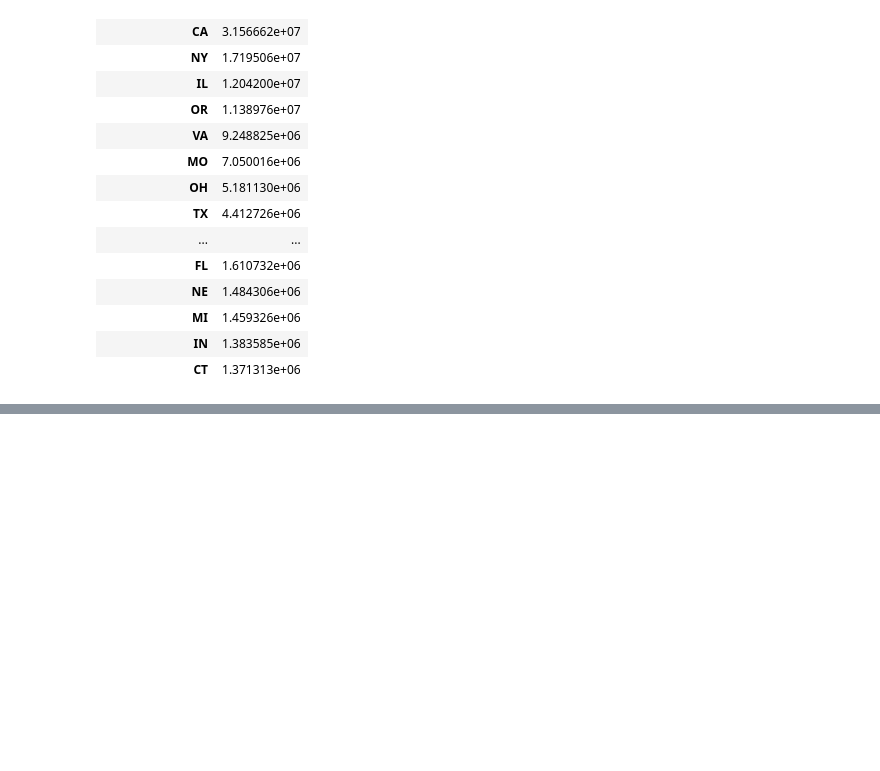
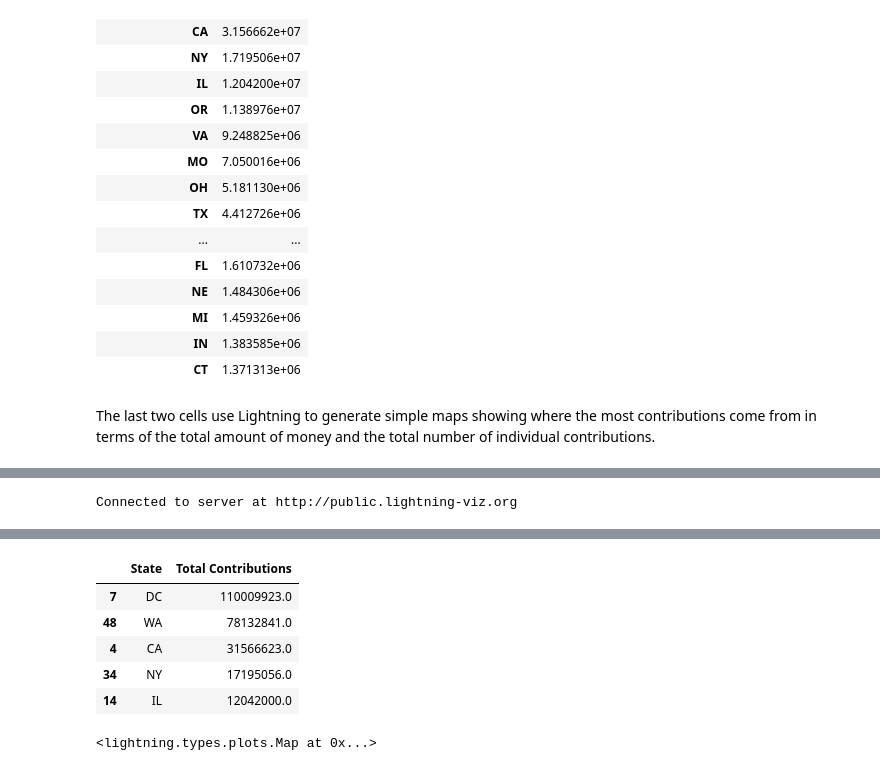
Before and after one commit to orbitse/data-512-finalproject, a Jupyter notebook: A6-Final-Project.ipynb, the cells around one changed output, grey strips where cells are left out. Saved outputs shown, nothing was run; the diff lists cells and outputs as text; code cells hidden in the pictures; blank space fills up the shorter version.

```diff
--- a/A6-Final-Project.ipynb
+++ b/A6-Final-Project.ipynb
@@ -880,3 +682,47 @@ df_states.head(25)
 | MI | 1.459326e+06 |
 | IN | 1.383585e+06 |
 | CT | 1.371313e+06 |
+# %% [markdown]
+The last two cells use Lightning to generate simple maps showing where the most contributions come from in terms of the total amount of money and the total number of individual contributions.
+# %%
+from lightning import Lightning
+
+lgn = Lightning(ipython=True, host='http://public.lightning-viz.org')
+states_sums = data[["contributor_state",
+                    "amount"]].groupby(["contributor_state"],
+                                        as_index=False).sum()
+full_totals = list(states_sums["amount"].astype(int))
+full_states = list(states_sums["contributor_state"])
+# Map of all the States
+state_list = ["AK", "AL", "AR", "AZ", "CA", "CO", "CT",
+              "DC","DE","FL","GA","HI","IA","ID","IL","IN",
+              "KS","KY","LA","MA","MD","ME","MI","MN","MO",
+              "MS","MT","NC","ND","NE","NH","NJ","NM","NV",
+              "NY","OH","OK","OR","PA","RI","SC","SD","TN",
+              "TX","UT","VA","VI","VT","WA","WI","WV","WY"]
+states = []
+totals = []
+
+# The data includes many values that aren't actually states,
+# so we need to remove those values before mapping the data.
+for i in range(0, len(full_states)):
+    if full_states[i] in state_list:
+        states.append(full_states[i])
+        totals.append(full_totals[i])
+    else:
+        pass
+
+wa_index = states.index("WA")
+totals[wa_index] = round(totals[wa_index]/10, 0)
+
+state_dict = {"State": states, "Total Contributions": totals}
+state_total_df = pd.DataFrame(state_dict).sort_values("Total Contributions", ascending=False)
+state_total_df.head(5)
+
+# Descriptions only show with visualization when displayed on a Lightning server
+total_description = "The States Where the Most Money Comes From"
+
+# only colorbrewer colormap types supported
+lgn.map(states, totals, colormap='Blues',
+        width=600, description=total_description)
+# %% [output]
@@ -882,0 +730 @@ df_states.head(25)
+Connected to server at http://public.lightning-viz.org
@@ -882,0 +732,7 @@ df_states.head(25)
+|  | State | Total Contributions |
+| 7 | DC | 110009923.0 |
+| 48 | WA | 78132841.0 |
+| 4 | CA | 31566623.0 |
+| 34 | NY | 17195056.0 |
+| 14 | IL | 12042000.0 |
+<lightning.types.plots.Map at 0x...>
```
Also changed, not shown: parts of 20 cells of this notebook.
